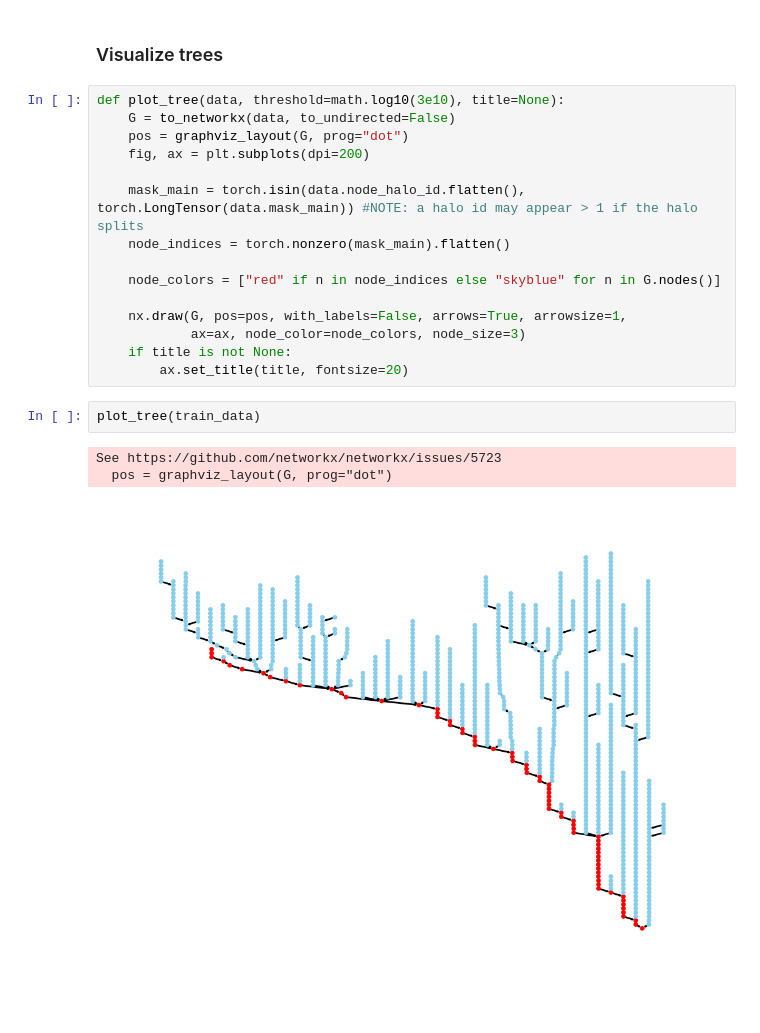
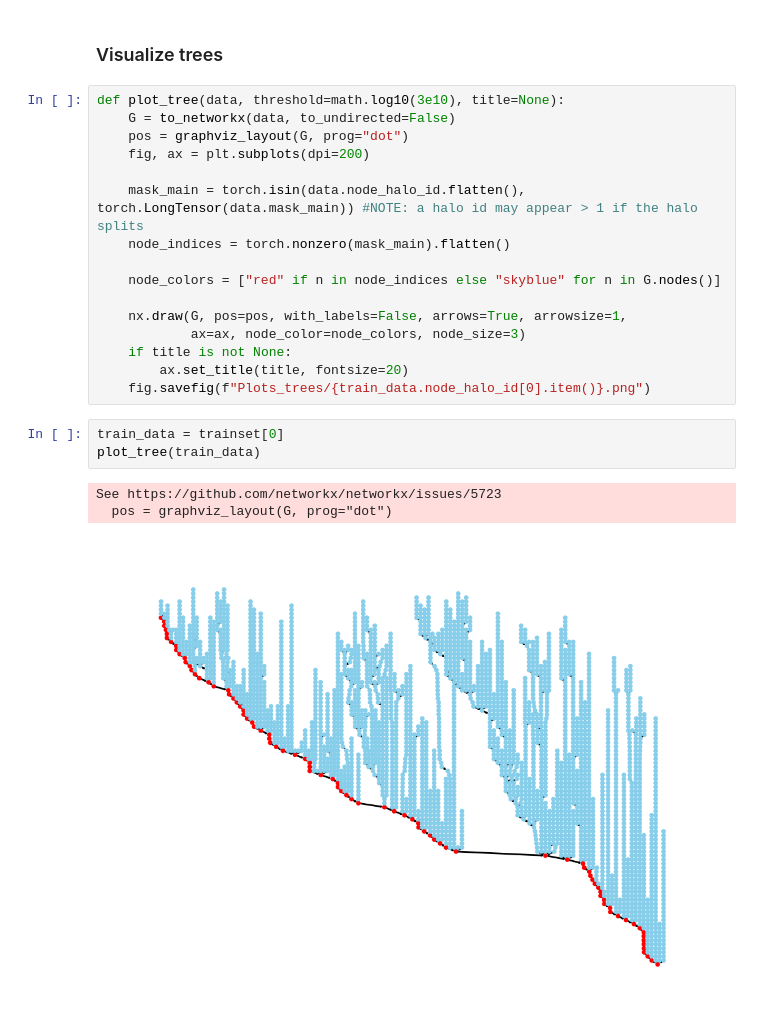
Before and after one commit to nhuang37/cosmology_benchmark, a Jupyter notebook: tutorial_merger_tree.ipynb, the cells around one changed output. Drawn from its saved outputs; the diff is of its cells as text.

```diff
--- a/tutorial_merger_tree.ipynb
+++ b/tutorial_merger_tree.ipynb
@@ -102,9 +121,11 @@ def plot_tree(data, threshold=math.log10(3e10), title=None):
             ax=ax, node_color=node_colors, node_size=3)
     if title is not None:
         ax.set_title(title, fontsize=20)
+    fig.savefig(f"Plots_trees/{train_data.node_halo_id[0].item()}.png")
-# %%
-plot_tree(train_data)
-# %% [output]
-See https://github.com/networkx/networkx/issues/5723
-  pos = graphviz_layout(G, prog="dot")
-[figure, removed]
+# %%
+train_data = trainset[0]
+plot_tree(train_data)
+# %% [output]
+See https://github.com/networkx/networkx/issues/5723
+  pos = graphviz_layout(G, prog="dot")
+[figure, added]
```
Also changed, not shown: parts of 16 cells of this notebook.
